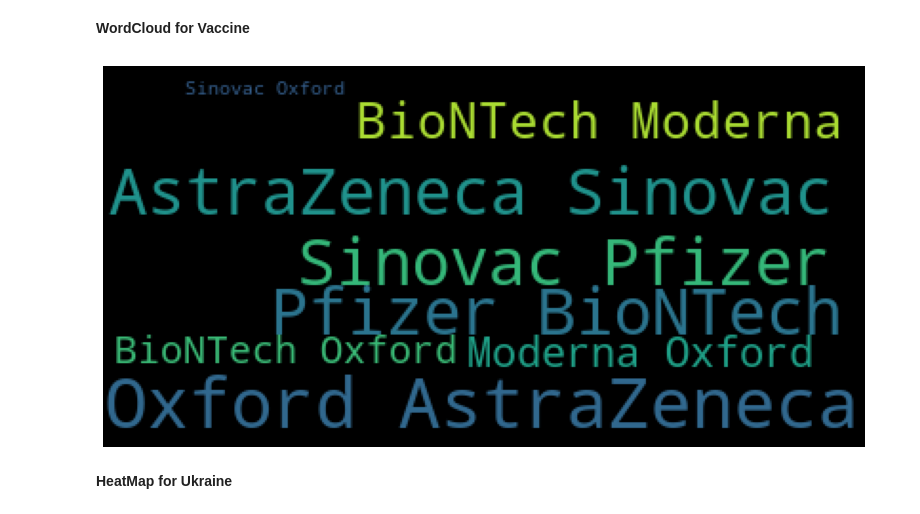
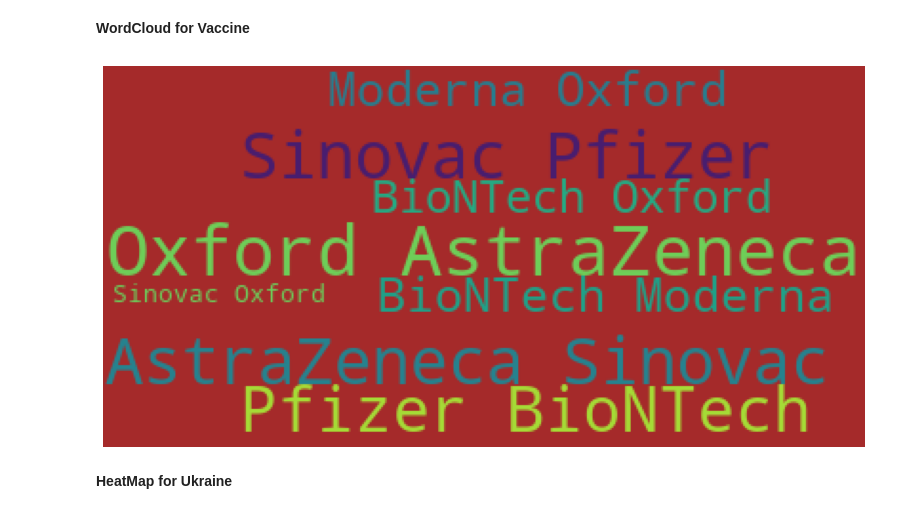
Before and after one commit to nitin578/103_Country_Covid19_Vaccinations, a Jupyter notebook: Test.ipynb, the cells around one changed output. Saved outputs shown, nothing was run; the diff lists cells and outputs as text; code cells hidden in the pictures.

```diff
--- a/Test.ipynb
+++ b/Test.ipynb
@@ -318,14 +318,14 @@ print(max_value)
 **WordCloud for Vaccine**
 # %%
 wordCloud = WordCloud(
-    background_color='black',
+    background_color='brown',
     max_font_size = 40).generate(' '.join(Ukraine_df.vaccine))
 plt.figure(figsize=(15,7))
 plt.axis('off')
 plt.imshow(wordCloud)
 plt.show()
 # %% [output]
-[figure, old version]
+[figure, new version]
 # %% [markdown]
 **HeatMap for Ukraine**
 # %%
```
